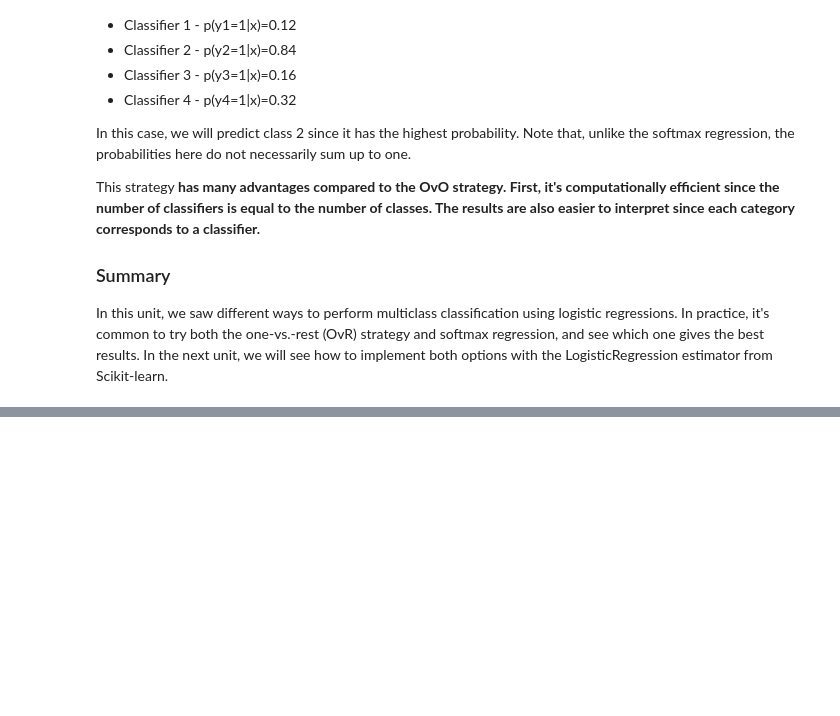
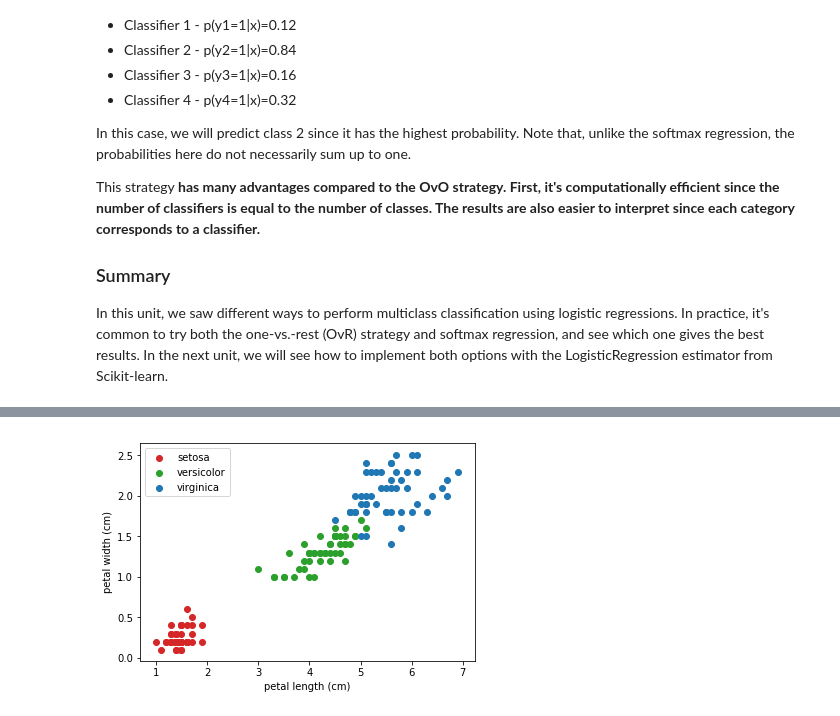
Before and after one commit to LyesOUDINACHE/EPFL-Course, a Jupyter notebook: 4-4 - Logistic Regressions.ipynb, the cells around one changed output, grey strips where cells are left out. Drawn from its saved outputs; the diff is of its cells as text; code cells hidden in the pictures; blank space fills up the shorter version.

```diff
--- a/4-4 - Logistic Regressions.ipynb
+++ b/4-4 - Logistic Regressions.ipynb
@@ -407,0 +412,29 @@ In this unit, we saw different ways to perform multiclass classification using l
+# %%
+from sklearn import datasets
+
+# Load data set
+iris = datasets.load_iris()
+
+# Create X/y arrays
+X = iris['data'][:, [2, 3]] # Keep only petal features
+y = iris['target']
+# %%
+%matplotlib inline
+import matplotlib.pyplot as plt
+
+# Plot data
+setosa_idx = (y == 0) # Setosa points
+versicolor_idx = (y == 1) # Versicolor points
+virginica_idx = (y==2) # Virginica points
+
+plt.scatter(X[:, 0][setosa_idx], X[:, 1][setosa_idx], c='C3', label='setosa')
+plt.scatter(X[:, 0][versicolor_idx], X[:, 1][versicolor_idx], c='C2', label='versicolor')
+plt.scatter(X[:, 0][virginica_idx], X[:, 1][virginica_idx], c='C0', label='virginica')
+
+# Set labels
+plt.xlabel('petal length (cm)')
+plt.ylabel('petal width (cm)')
+plt.legend()
+plt.show()
+# %% [output]
+[figure, added]
```
Also changed, not shown: parts of 68 cells of this notebook, 3 other files.
